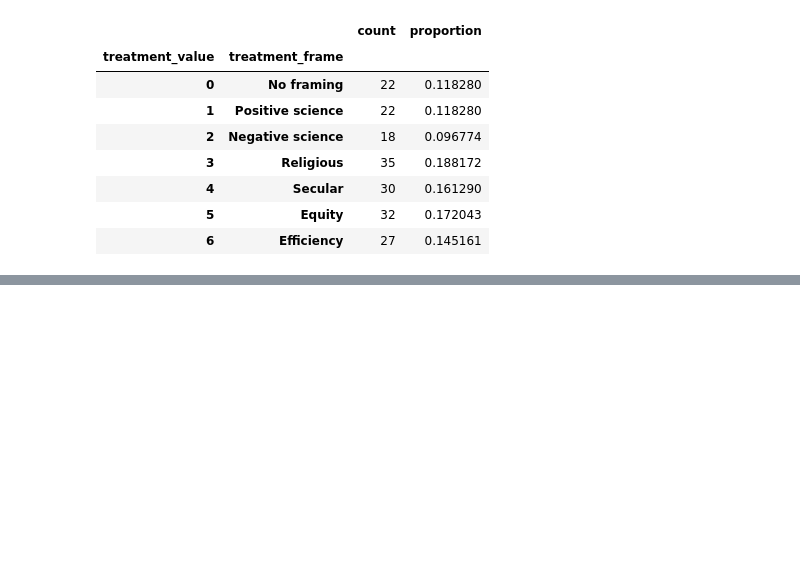
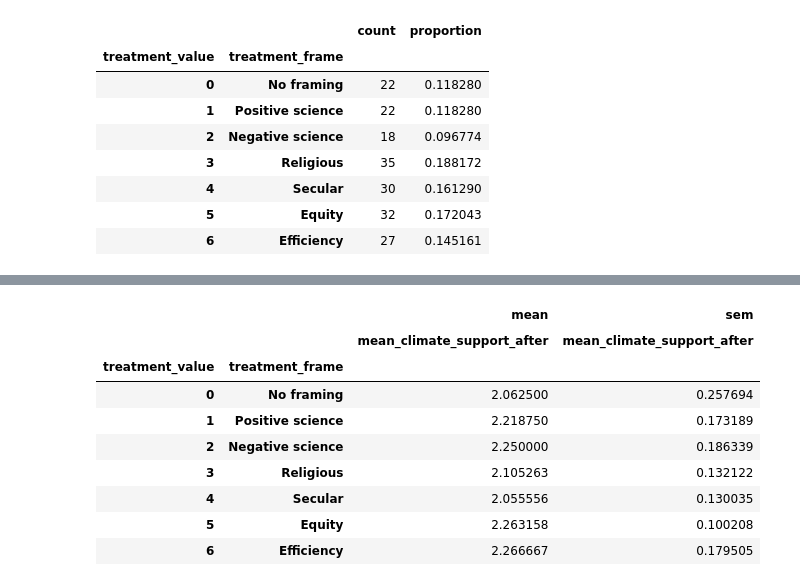
Before and after one commit to UChicago-pol-methods/ssi3-data-analysis, a Jupyter notebook: dataAnalysis.ipynb, the cells around one changed output, grey strips where cells are left out. Drawn from its saved outputs; the diff is of its cells as text; code cells hidden in the pictures; blank space fills up the shorter version.

Commit message:
Added fold split

```diff
--- a/dataAnalysis.ipynb
+++ b/dataAnalysis.ipynb
@@ -77,0 +87,20 @@ pd.pivot_table(data, values=["mean_climate_support_after"],
+# %%
+#Shuffle the dataset and split into two random folds. Set_seed set at 42.
+shuffled = data.sample(random_state=set_seed, frac=1)
+split = np.array_split(shuffled, 2)
+fold1 = split[0]
+fold2 = split[1]
+# %%
+pd.pivot_table(fold1, values=["mean_climate_support_after"],
+               index=["treatment_value", "treatment_frame"], aggfunc=['mean', 'sem'])
+# %% [output]
+|  |  | mean | sem |
+|  |  | mean_climate_support_after | mean_climate_support_after |
+| treatment_value | treatment_frame |  |  |
+| 0 | No framing | 2.062500 | 0.257694 |
+| 1 | Positive science | 2.218750 | 0.173189 |
+| 2 | Negative science | 2.250000 | 0.186339 |
+| 3 | Religious | 2.105263 | 0.132122 |
+| 4 | Secular | 2.055556 | 0.130035 |
+| 5 | Equity | 2.263158 | 0.100208 |
+| 6 | Efficiency | 2.266667 | 0.179505 |
```
Also changed, not shown: parts of 7 cells of this notebook.
